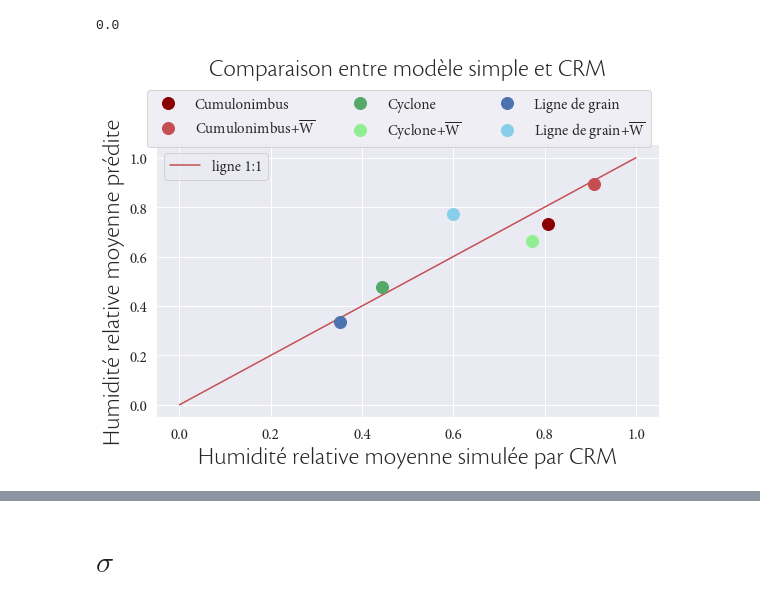
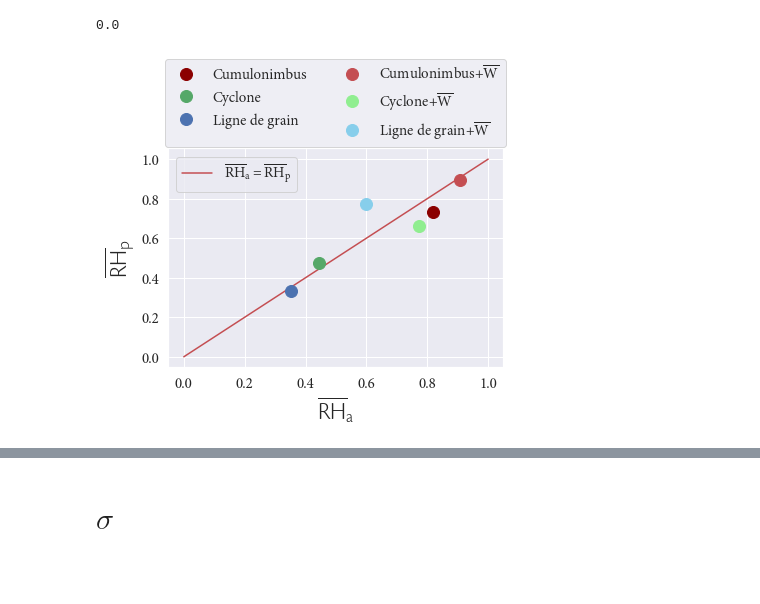
Before and after one commit to FelixLangot/LMD_Internship, a Jupyter notebook: Stats.ipynb, the cells around one changed output, grey strips where cells are left out. Drawn from its saved outputs; the diff is of its cells as text; code cells hidden in the pictures; blank space fills up the shorter version.

Commit message:
graphs design for report

```diff
--- a/Stats.ipynb
+++ b/Stats.ipynb
@@ -105,32 +105,35 @@ print(np.std(testmeanlst))
 0.0
 # %%
 labelsRHfit = ['Cumulonimbus', 'Cumulonimbus+$\mathdefault{\overline{W}}$', 'Cyclone', 'Cyclone+$\mathdefault{\overline{W}}$', 'Ligne de grain', 'Ligne de grain+$\mathdefault{\overline{W}}$']
+labelsRHfit2 = np.zeros(6, dtype='object')
+for i,j in zip(np.arange(len(labelsRHfit)), [0,2,4,1,3,5]):
+    labelsRHfit2[i] = labelsRHfit[j]
 colors = np.asarray(['darkred', 'r', 'g', 'lightgreen', 'b', 'skyblue'], dtype=object)
 # %%
 xx = meanRhlist
 yy = meanRHlist
-fig = plt.figure(figsize=(9,5))
+fig = plt.figure()#figsize=(6.5,5))
 ax = fig.add_subplot(111)
-# fit = ax.plot(np.linspace(0,1,10),np.linspace(0,1,10), color='r', label=r'$\mathdefault{\overline{RH}_{a} = \overline{RH}_{p}}$')
-fit = ax.plot(np.linspace(0,1,10),np.linspace(0,1,10), color='r', label=r'ligne 1:1')
+fit = ax.plot(np.linspace(0,1,10),np.linspace(0,1,10), color='r', label=r'$\mathdefault{\overline{RH}_{a} = \overline{RH}_{p}}$')
+# fit = ax.plot(np.linspace(0,1,10),np.linspace(0,1,10), color='r', label=r'ligne 1:1')
 leg1 = ax.legend(prop=Mplabelprop)
 dataleg = []
 for i in np.arange(len(xx)):
-    (data,) = ax.plot(xx[i], yy[i], 'o', markersize=12, color = colors[i], label=labelsRHfit[i])
+    (data,) = ax.plot(xx[i], yy[i], 'o', markersize=12, color = colors[i])
     dataleg.append(data)
-leg2 = ax.legend([dataleg[0],dataleg[1],dataleg[2],dataleg[3],dataleg[4],dataleg[5]],labelsRHfit,bbox_to_anchor=(1, 1.23), prop=Mplabelprop, ncol=3)
+leg2 = ax.legend([dataleg[0],dataleg[2],dataleg[4],dataleg[1],dataleg[3],dataleg[5]],labelsRHfit2, bbox_to_anchor=(1.03, 1.45), prop=Mplabelprop, ncol=2)
 ax.add_artist(leg1)
 plt.xticks(font=Mplabelprop)
 plt.yticks(font=Mplabelprop)
-# plt.xlabel(r'$\mathdefault{\overline{RH}_{a}}$', fontproperties=Cslabelprop)
-# plt.ylabel(r'$\mathdefault{\overline{RH}_{p}}$', fontproperties=Cslabelprop)
-plt.xlabel(r'Humidité relative moyenne simulée par CRM', fontproperties=Cslabelprop)
-plt.ylabel(r'Humidité relative moyenne prédite', fontproperties=Cslabelprop)
-ax.set_title(r'Comparaison entre modèle simple et CRM', y=1.0, pad=70, fontproperties=Cslabelprop)
+plt.xlabel(r'$\mathdefault{\overline{RH}_{a}}$', fontproperties=Cslabelprop)
+plt.ylabel(r'$\mathdefault{\overline{RH}_{p}}$', fontproperties=Cslabelprop)
+# plt.xlabel(r'Humidité relative moyenne simulée par CRM', fontproperties=Cslabelprop)
+# plt.ylabel(r'Humidité relative moyenne prédite', fontproperties=Cslabelprop)
+# ax.set_title(r'Comparaison entre modèle simple et CRM', y=1.0, pad=70, fontproperties=Cslabelprop)
 plt.savefig('Figs/meanRHpvsRHa.png', bbox_inches='tight', format='PNG', dpi=600)
 plt.show()
 # %% [output]
-[figure, old version]
+[figure, new version]
 # %%
 rmsemeans = sklearn.metrics.mean_squared_error(meanRhlist, meanRHlist, squared=False)
 print(rmsemeans)
```
Also changed, not shown: parts of 11 cells of this notebook, 1 other file.
